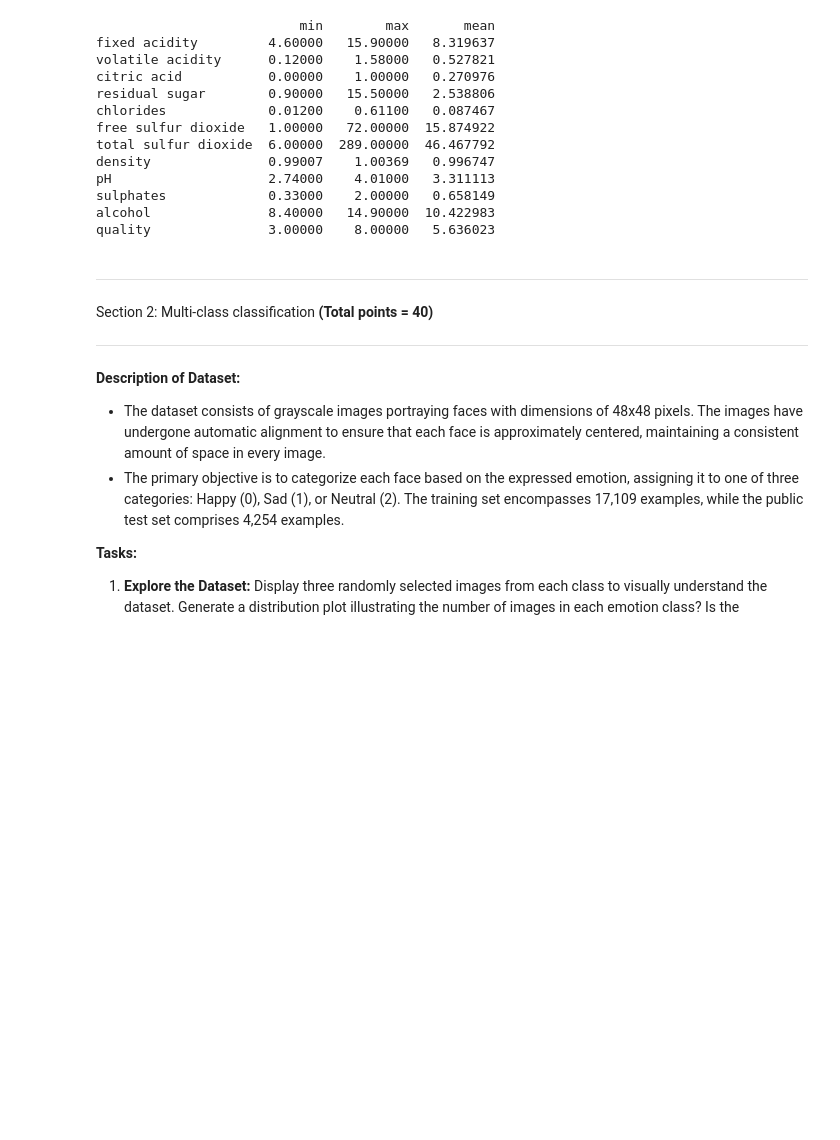
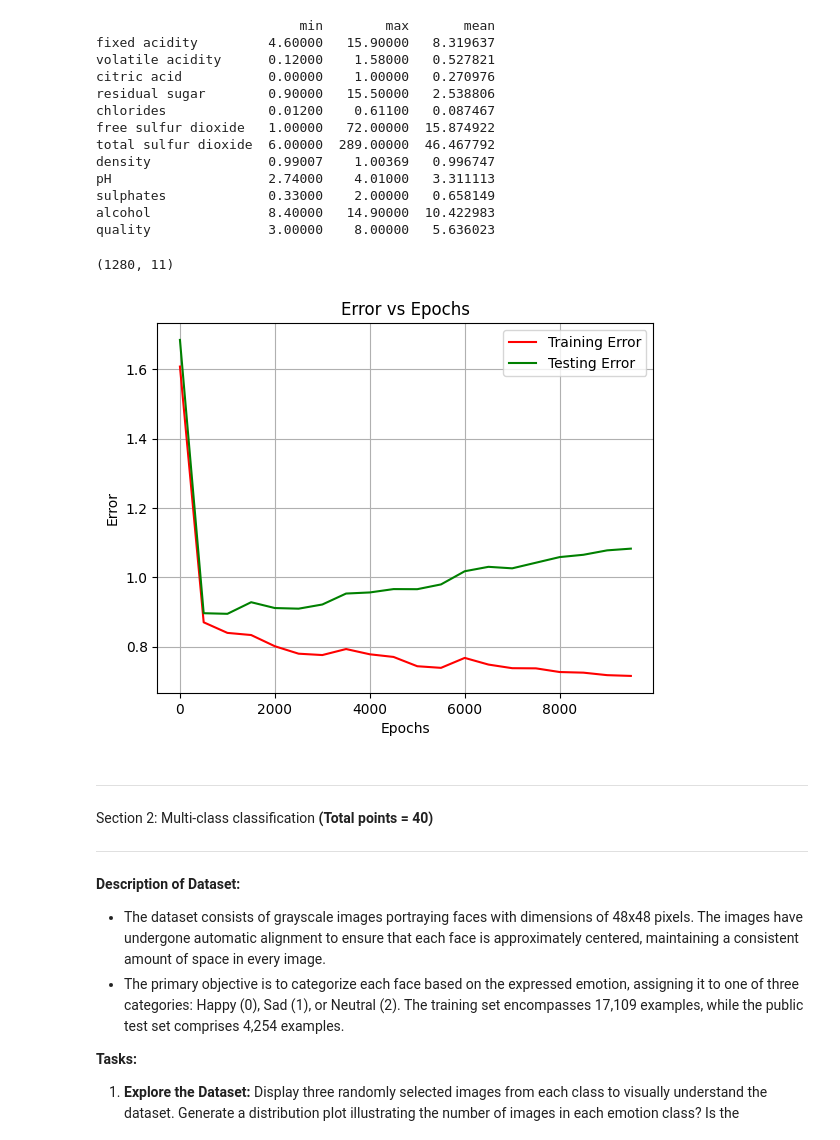
Before and after one commit to Aditya-Y-29/ML-Assignments, a Jupyter notebook: Assignment-3/2020csb1065_Aditya_Lab3.ipynb, the cells around one changed output. Drawn from its saved outputs; the diff is of its cells as text; code cells hidden in the pictures; blank space fills up the shorter version.

```diff
--- a/Assignment-3/2020csb1065_Aditya_Lab3.ipynb
+++ b/Assignment-3/2020csb1065_Aditya_Lab3.ipynb
@@ -133,3 +232,35 @@ def train_test_split(data, test_size=0.2, random_state=42):
+# %%
+df = standardized_dataframe(df)
+train_set, test_set = train_test_split(df)
+X_train = train_set.drop(columns=['quality']).values
+y_train = one_hot_encode(train_set['quality'].values)
+X_test = test_set.drop(columns=['quality']).values
+y_test = one_hot_encode(test_set['quality'].values)
+# %% [output]
+(1280, 11)
+# %%
+hidden_units = 15
+num_classes = 6
+num_epochs = 10000
+learning_rate = 0.001
+activation_at_hidden = 'tanh'
+batch_size = 1280
+# %%
+W1, b1, W2, b2, training_losses, testing_losses, epochs = train_MLP(X_train, y_train, X_test, y_test, hidden_units, num_classes, num_epochs, learning_rate, activation_at_hidden, batch_size)
+# %%
+def plot_training_and_test_error_with_epochs(epochs, training_losses, testing_losses):
+   plt.plot(epochs, training_losses, color='red', label = 'Training Error')
+   plt.plot(epochs, testing_losses, color='green', label ='Testing Error')
+   plt.xlabel('Epochs')
+   plt.ylabel('Error')
+   plt.title('Error vs Epochs')
+   plt.grid(True)
+   plt.legend()
+   plt.show()
+# %%
+plot_training_and_test_error_with_epochs(epochs, training_losses, testing_losses)
+# %% [output]
+[figure, added]
 # %% [markdown]
 
 ---
```
Also changed, not shown: parts of 17 cells of this notebook.
